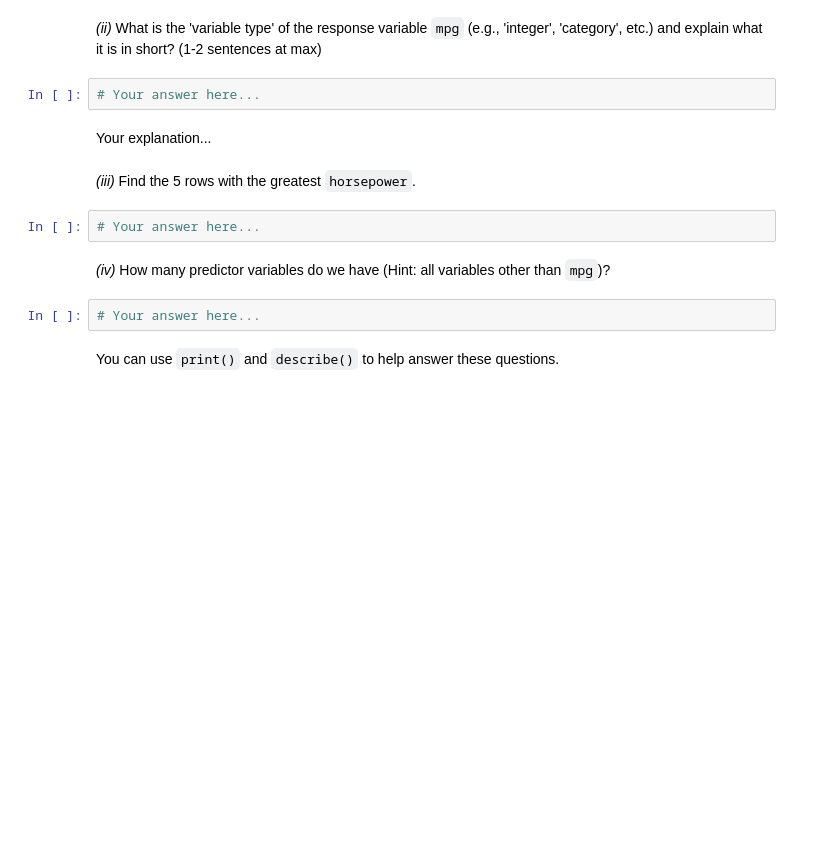
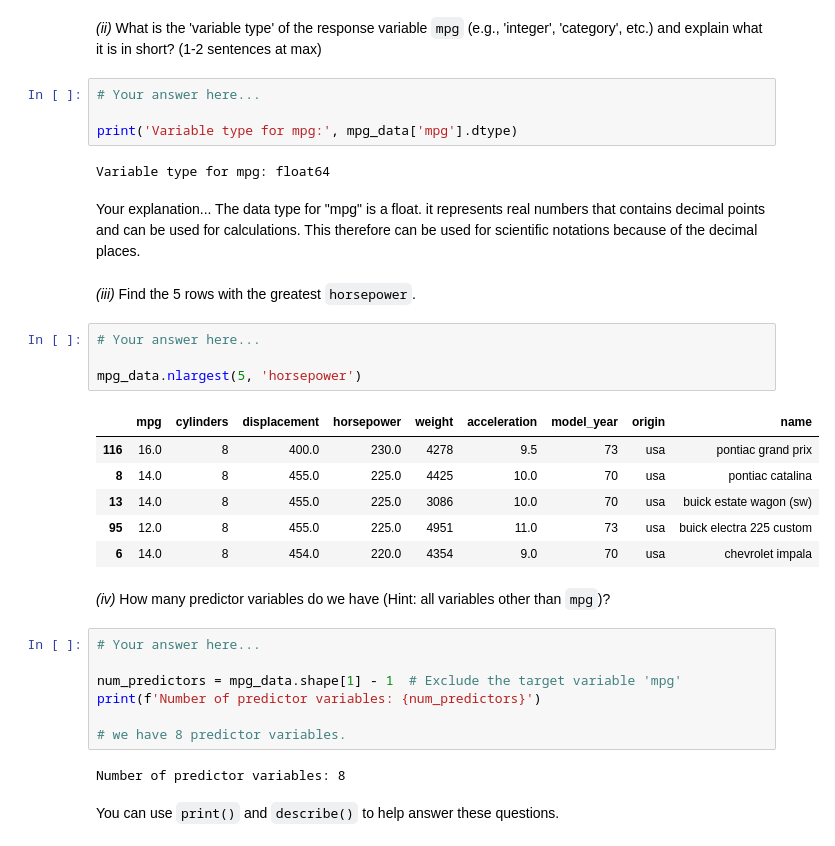
Before and after one commit to UofT-DSI/LCR, a Jupyter notebook: 02_activities/assignments/assignment_2.ipynb, the cells around one changed output. Drawn from its saved outputs; the diff is of its cells as text; blank space fills up the shorter version.

```diff
--- a/02_activities/assignments/assignment_2.ipynb
+++ b/02_activities/assignments/assignment_2.ipynb
@@ -44,16 +77,37 @@ _(i)_ How many observations (rows) does the dataset contain and also how many va
 _(ii)_ What is the 'variable type' of the response variable `mpg` (e.g., 'integer', 'category', etc.) and explain what it is in short? (1-2 sentences at max)
 # %%
 # Your answer here...
+
+print('Variable type for mpg:', mpg_data['mpg'].dtype)
+# %% [output]
+Variable type for mpg: float64
 # %% [markdown]
 Your explanation...
+The data type for  "mpg" is a float. it represents real numbers that contains decimal points  and can be used for calculations. This therefore can be used for scientific notations because of the decimal places.
 # %% [markdown]
 _(iii)_ Find the 5 rows with the greatest `horsepower`.
 # %%
 # Your answer here...
+
+mpg_data.nlargest(5, 'horsepower')
+# %% [output]
+|  | mpg | cylinders | displacement | horsepower | weight | acceleration | model_year | origin | name |
+| 116 | 16.0 | 8 | 400.0 | 230.0 | 4278 | 9.5 | 73 | usa | pontiac grand prix |
+| 8 | 14.0 | 8 | 455.0 | 225.0 | 4425 | 10.0 | 70 | usa | pontiac catalina |
+| 13 | 14.0 | 8 | 455.0 | 225.0 | 3086 | 10.0 | 70 | usa | buick estate wagon (sw) |
+| 95 | 12.0 | 8 | 455.0 | 225.0 | 4951 | 11.0 | 73 | usa | buick electra 225 custom |
+| 6 | 14.0 | 8 | 454.0 | 220.0 | 4354 | 9.0 | 70 | usa | chevrolet impala |
 # %% [markdown]
 _(iv)_ How many predictor variables do we have (Hint: all variables other than `mpg`)?
 # %%
 # Your answer here...
+
+num_predictors = mpg_data.shape[1] - 1  # Exclude the target variable 'mpg'
+print(f'Number of predictor variables: {num_predictors}')
+
+# we have 8 predictor variables.
+# %% [output]
+Number of predictor variables: 8
 # %% [markdown]
 You can use `print()` and `describe()` to help answer these questions.
 # %% [markdown]
```
Also changed, not shown: parts of 11 cells of this notebook.
